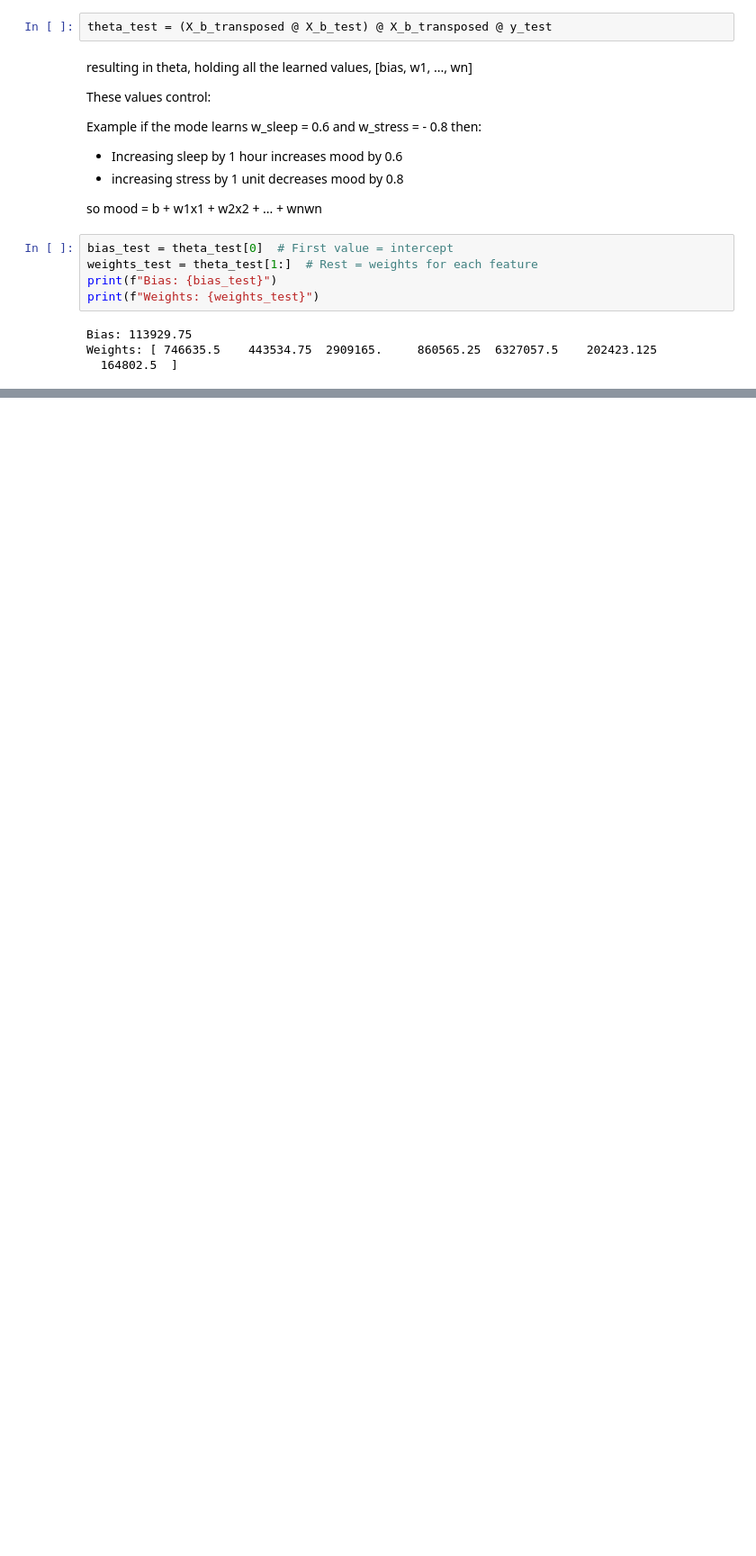
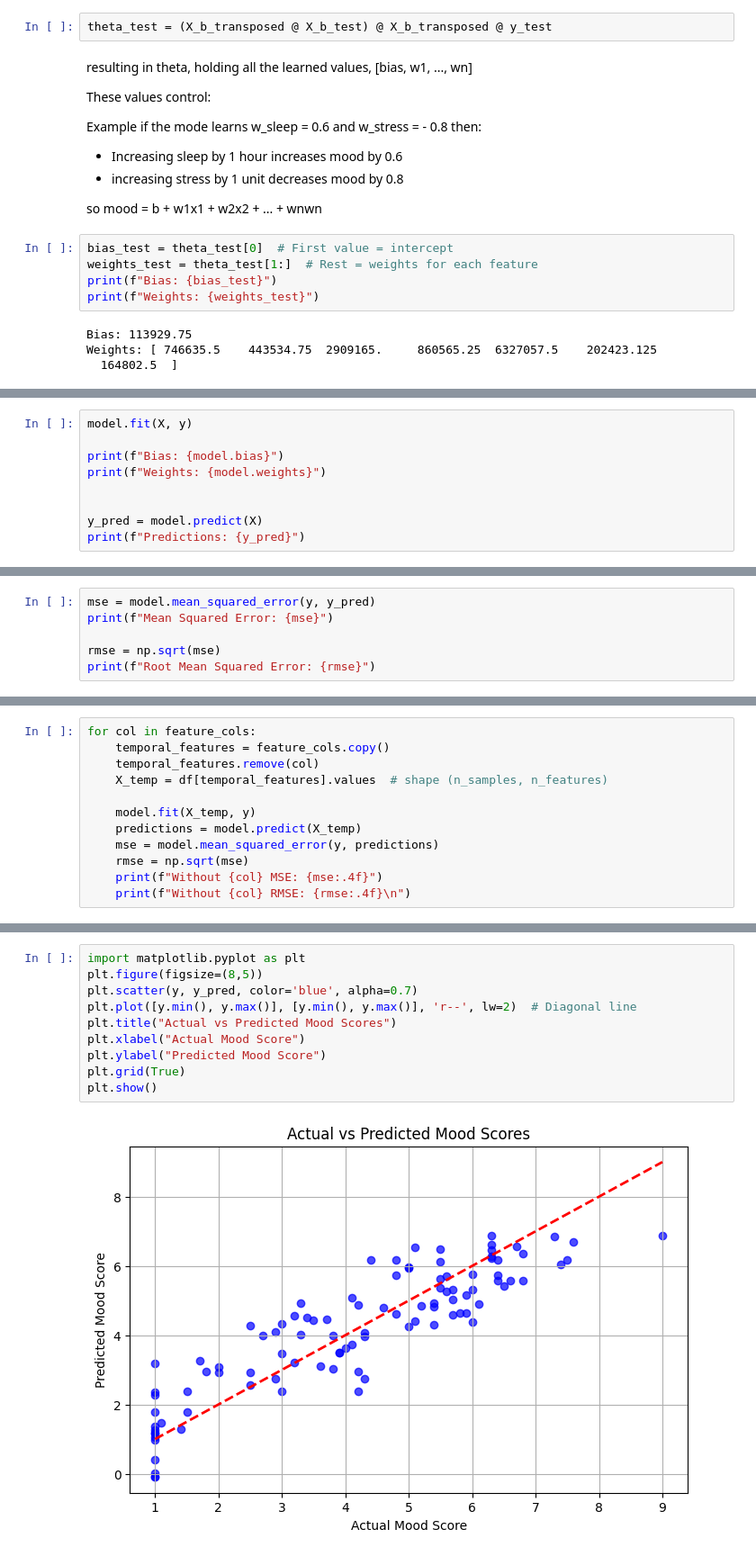
Before and after one commit to lukitasxue/MoodPredictor, a Jupyter notebook: multVarLinRegModel/linearRegMatrices.ipynb, the cells around one changed output, grey strips where cells are left out. Shown at 90% size. Saved outputs shown, nothing was run; the diff lists cells and outputs as text; blank space fills up the shorter version.

Commit message:
Linear regression test 0.83 MSE
add mood dataset
add multivar lin regression model clean

```diff
--- a/multVarLinRegModel/linearRegMatrices.ipynb
+++ b/multVarLinRegModel/linearRegMatrices.ipynb
@@ -149,0 +226,9 @@ Weights: [ 746635.5    443534.75  2909165.     860565.25  6327057.5    202423.12
+# %%
+model.fit(X, y)
+
+print(f"Bias: {model.bias}")
+print(f"Weights: {model.weights}")
+
+
+y_pred = model.predict(X)
+print(f"Predictions: {y_pred}")
@@ -149,0 +255,6 @@ Weights: [ 746635.5    443534.75  2909165.     860565.25  6327057.5    202423.12
+# %%
+mse = model.mean_squared_error(y, y_pred)
+print(f"Mean Squared Error: {mse}")
+
+rmse = np.sqrt(mse)
+print(f"Root Mean Squared Error: {rmse}")
@@ -149,0 +266,12 @@ Weights: [ 746635.5    443534.75  2909165.     860565.25  6327057.5    202423.12
+# %%
+for col in feature_cols:
+    temporal_features = feature_cols.copy()
+    temporal_features.remove(col)
+    X_temp = df[temporal_features].values  # shape (n_samples, n_features)
+
+    model.fit(X_temp, y)
+    predictions = model.predict(X_temp)
+    mse = model.mean_squared_error(y, predictions)
+    rmse = np.sqrt(mse)
+    print(f"Without {col} MSE: {mse:.4f}")
+    print(f"Without {col} RMSE: {rmse:.4f}\n")
@@ -149,0 +296,12 @@ Weights: [ 746635.5    443534.75  2909165.     860565.25  6327057.5    202423.12
+# %%
+import matplotlib.pyplot as plt
+plt.figure(figsize=(8,5))
+plt.scatter(y, y_pred, color='blue', alpha=0.7)
+plt.plot([y.min(), y.max()], [y.min(), y.max()], 'r--', lw=2)  # Diagonal line
+plt.title("Actual vs Predicted Mood Scores")
+plt.xlabel("Actual Mood Score")
+plt.ylabel("Predicted Mood Score")
+plt.grid(True)
+plt.show()
+# %% [output]
+[figure, added]
```
Also changed, not shown: parts of 15 cells of this notebook, 2 other files.
